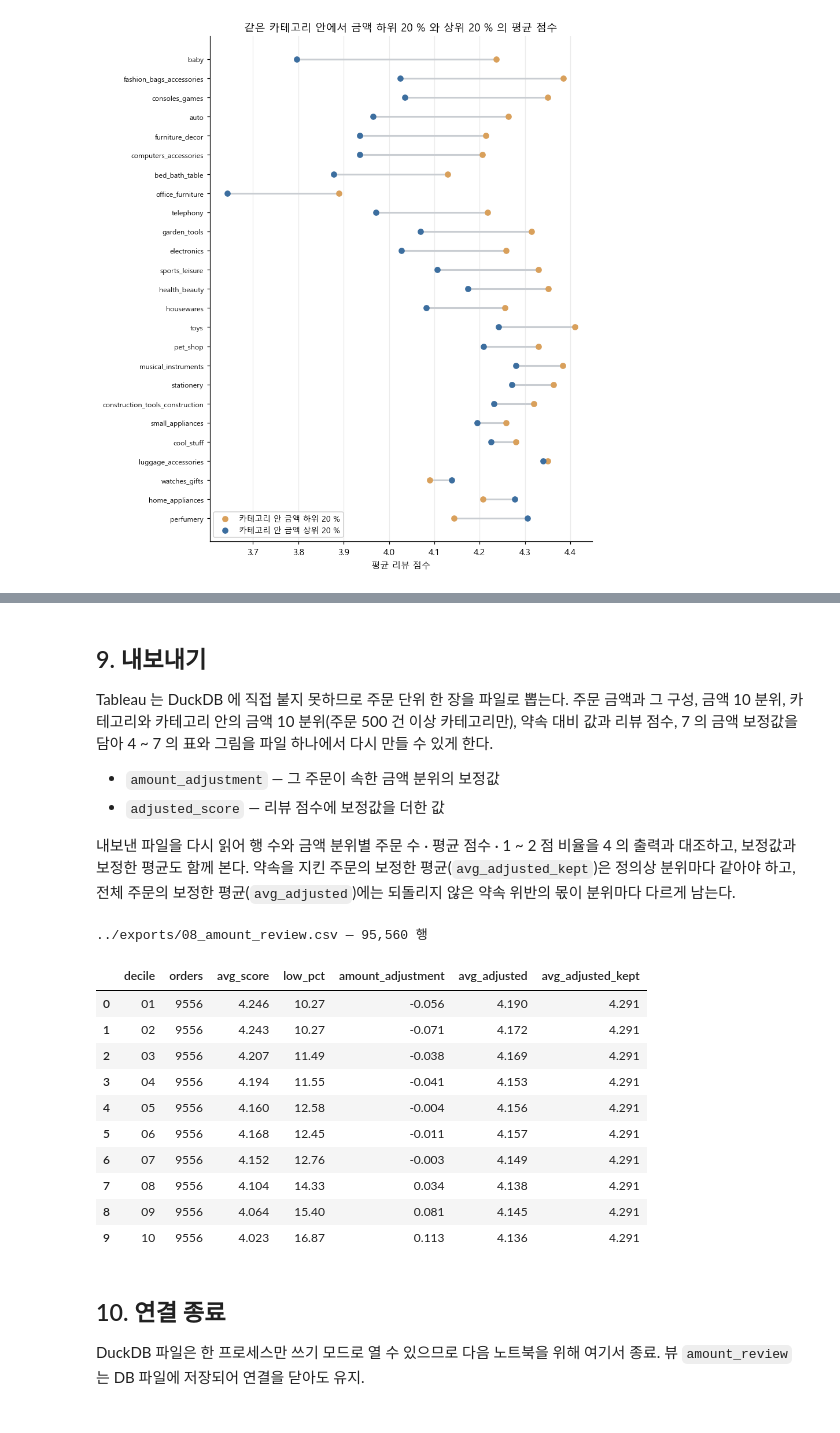
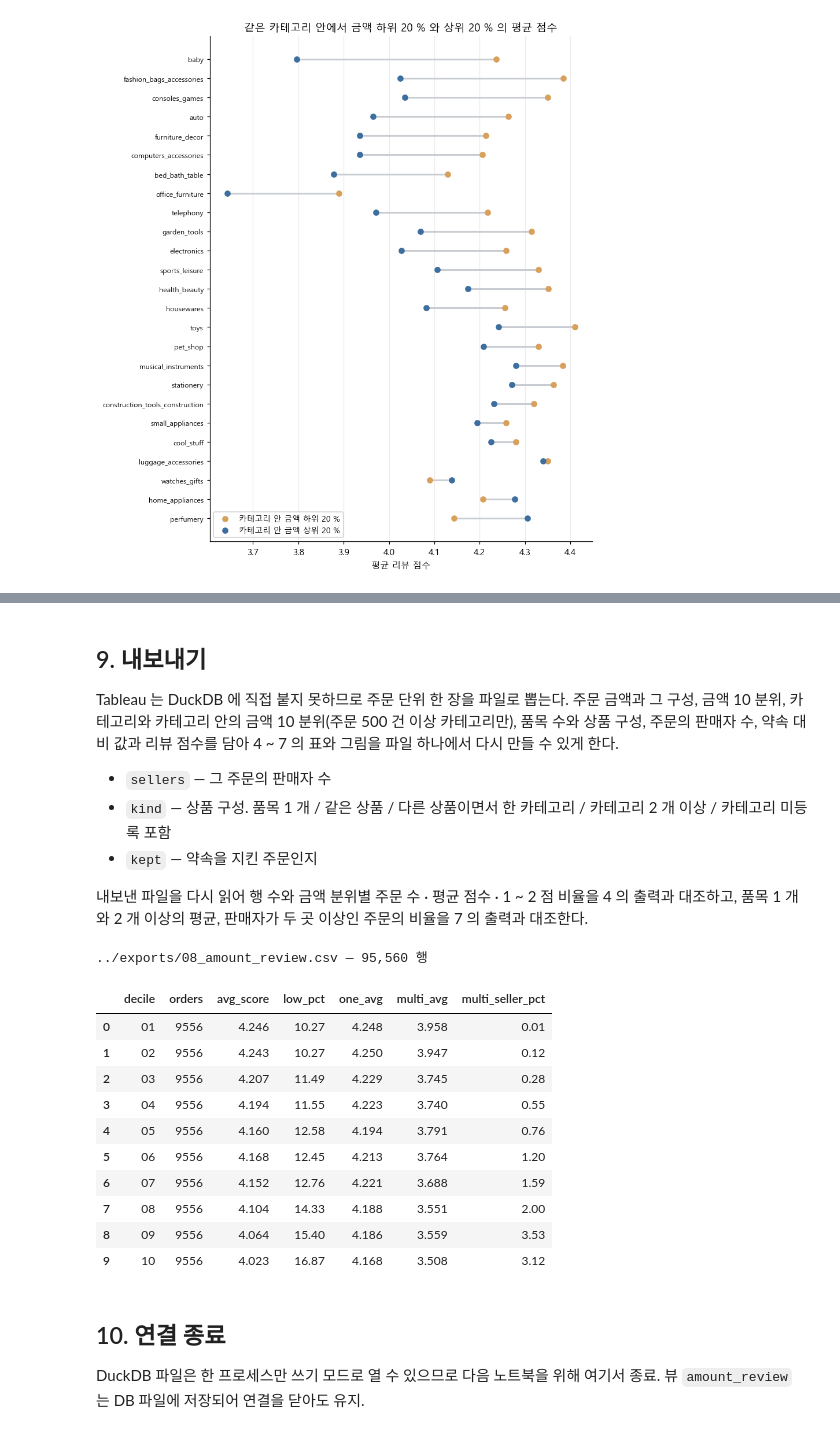
Before and after one commit to wlstjd1011/Olist-data-analyze, a Jupyter notebook: notebooks/08_order_amount.ipynb, the cells around one changed output, grey strips where cells are left out. Drawn from its saved outputs; the diff is of its cells as text; code cells hidden in the pictures.

```diff
--- a/notebooks/08_order_amount.ipynb
+++ b/notebooks/08_order_amount.ipynb
@@ -1415,14 +1823,14 @@ ORDER BY "group"
 
 Tableau 는 DuckDB 에 직접 붙지 못하므로 주문 단위 한 장을 파일로 뽑는다.
 주문 금액과 그 구성, 금액 10 분위, 카테고리와 카테고리 안의 금액 10 분위(주문 500 건 이상 카테고리만),
-약속 대비 값과 리뷰 점수, 7 의 금액 보정값을 담아 4 ~ 7 의 표와 그림을 파일 하나에서 다시 만들 수 있게 한다.
+품목 수와 상품 구성, 주문의 판매자 수, 약속 대비 값과 리뷰 점수를 담아 4 ~ 7 의 표와 그림을 파일 하나에서 다시 만들 수 있게 한다.
 
-- `amount_adjustment` — 그 주문이 속한 금액 분위의 보정값
-- `adjusted_score` — 리뷰 점수에 보정값을 더한 값
+- `sellers` — 그 주문의 판매자 수
+- `kind` — 상품 구성. 품목 1 개 / 같은 상품 / 다른 상품이면서 한 카테고리 / 카테고리 2 개 이상 / 카테고리 미등록 포함
+- `kept` — 약속을 지킨 주문인지
 
 내보낸 파일을 다시 읽어 행 수와 금액 분위별 주문 수 · 평균 점수 · 1 ~ 2 점 비율을 4 의 출력과 대조하고,
-보정값과 보정한 평균도 함께 본다. 약속을 지킨 주문의 보정한 평균(`avg_adjusted_kept`)은 정의상 분위마다 같아야 하고,
-전체 주문의 보정한 평균(`avg_adjusted`)에는 되돌리지 않은 약속 위반의 몫이 분위마다 다르게 남는다.
+품목 1 개와 2 개 이상의 평균, 판매자가 두 곳 이상인 주문의 비율을 7 의 출력과 대조한다.
 # %%
 import os
 
@@ -1443,72 +1851,73 @@ COPY (
         FROM amount_review AS a
         JOIN big USING (category)
     ),
-    o AS (
-        SELECT AVG(review_score) AS m
-        FROM amount_review
-        WHERE days_vs_promise <= 0
-    ),
-    adj AS (
-        SELECT amount_decile                                              AS d,
-               MIN(o.m) - AVG(review_score) FILTER (days_vs_promise <= 0) AS amount_adjustment
-        FROM amount_review
-        CROSS JOIN o
-        GROUP BY amount_decile
+    mix AS (
+        SELECT i.order_id,
+               COUNT(DISTINCT i.seller_id)                       AS sellers,
+               COUNT(DISTINCT p.product_category_name)           AS categories,
+               COUNT(*) FILTER (p.product_category_name IS NULL) AS unregistered
+        FROM order_items AS i
+        JOIN products    AS p ON p.product_id = i.product_id
+        GROUP BY i.order_id
     )
     SELECT a.order_id,
            a.customer_state,
            CAST(a.order_purchase_timestamp AS DATE) AS purchase_date,
            a.items,
            a.products,
+           m.sellers,
+           CASE WHEN a.items = 1        THEN '1. 품목 1 개'
+                WHEN a.products = 1     THEN '2. 같은 상품'
+                WHEN m.unregistered > 0 THEN '5. 카테고리 미등록 포함'
+                WHEN m.categories = 1   THEN '3. 다른 상품 · 한 카테고리'
+                ELSE                         '4. 카테고리 2 개 이상' END AS kind,
            ROUND(a.price_sum, 2)                    AS price_sum,
            ROUND(a.freight_sum, 2)                  AS freight_sum,
            ROUND(a.order_amount, 2)                 AS order_amount,
            a.amount_decile,
            a.category,
            q.category_decile,
            a.delivery_days,
            a.days_vs_promise,
            a.days_vs_promise <= 0                   AS kept,
-           a.review_score,
-           ROUND(adj.amount_adjustment, 3)          AS amount_adjustment,
-           ROUND(a.review_score + adj.amount_adjustment, 3) AS adjusted_score
+           a.review_score
     FROM amount_review AS a
     LEFT JOIN q   ON q.order_id = a.order_id
-    JOIN      adj ON adj.d      = a.amount_decile
+    JOIN      mix AS m ON m.order_id = a.order_id
     ORDER BY a.order_amount, a.order_id
 ) TO '../exports/08_amount_review.csv' (HEADER, DELIMITER ',')
 """)
 
 rows = con.execute(
     "SELECT COUNT(*) FROM read_csv_auto('../exports/08_amount_review.csv')").fetchone()[0]
 print(f'../exports/08_amount_review.csv — {rows:,} 행')
 
 con.execute("""
 WITH f AS (SELECT * FROM read_csv_auto('../exports/08_amount_review.csv'))
-SELECT LPAD(CAST(amount_decile AS VARCHAR), 2, '0')                               AS decile,
+SELECT LPAD(CAST(amount_decile AS VARCHAR), 2, '0')                             AS decile,
        COUNT(*)                                                                 AS orders,
        ROUND(AVG(review_score), 3)                                              AS avg_score,
        ROUND(100.0 * AVG(CASE WHEN review_score <= 2 THEN 1.0 ELSE 0.0 END), 2) AS low_pct,
-       ROUND(MIN(amount_adjustment), 3)                                         AS amount_adjustment,
-       ROUND(AVG(adjusted_score), 3)                                            AS avg_adjusted,
-       ROUND(AVG(adjusted_score) FILTER (kept), 3)                              AS avg_adjusted_kept
+       ROUND(AVG(review_score) FILTER (items = 1), 3)                           AS one_avg,
+       ROUND(AVG(review_score) FILTER (items > 1), 3)                           AS multi_avg,
+       ROUND(100.0 * AVG(CASE WHEN sellers > 1 THEN 1.0 ELSE 0.0 END), 2)       AS multi_seller_pct
 FROM f
 GROUP BY amount_decile
 ORDER BY decile
 """).df()
 # %% [output]
 ../exports/08_amount_review.csv — 95,560 행
-|  | decile | orders | avg_score | low_pct | amount_adjustment | avg_adjusted | avg_adjusted_kept |
-| 0 | 01 | 9556 | 4.246 | 10.27 | -0.056 | 4.190 | 4.291 |
-| 1 | 02 | 9556 | 4.243 | 10.27 | -0.071 | 4.172 | 4.291 |
-| 2 | 03 | 9556 | 4.207 | 11.49 | -0.038 | 4.169 | 4.291 |
-| 3 | 04 | 9556 | 4.194 | 11.55 | -0.041 | 4.153 | 4.291 |
-| 4 | 05 | 9556 | 4.160 | 12.58 | -0.004 | 4.156 | 4.291 |
-| 5 | 06 | 9556 | 4.168 | 12.45 | -0.011 | 4.157 | 4.291 |
-| 6 | 07 | 9556 | 4.152 | 12.76 | -0.003 | 4.149 | 4.291 |
-| 7 | 08 | 9556 | 4.104 | 14.33 | 0.034 | 4.138 | 4.291 |
-| 8 | 09 | 9556 | 4.064 | 15.40 | 0.081 | 4.145 | 4.291 |
-| 9 | 10 | 9556 | 4.023 | 16.87 | 0.113 | 4.136 | 4.291 |
+|  | decile | orders | avg_score | low_pct | one_avg | multi_avg | multi_seller_pct |
+| 0 | 01 | 9556 | 4.246 | 10.27 | 4.248 | 3.958 | 0.01 |
+| 1 | 02 | 9556 | 4.243 | 10.27 | 4.250 | 3.947 | 0.12 |
+| 2 | 03 | 9556 | 4.207 | 11.49 | 4.229 | 3.745 | 0.28 |
+| 3 | 04 | 9556 | 4.194 | 11.55 | 4.223 | 3.740 | 0.55 |
+| 4 | 05 | 9556 | 4.160 | 12.58 | 4.194 | 3.791 | 0.76 |
+| 5 | 06 | 9556 | 4.168 | 12.45 | 4.213 | 3.764 | 1.20 |
+| 6 | 07 | 9556 | 4.152 | 12.76 | 4.221 | 3.688 | 1.59 |
+| 7 | 08 | 9556 | 4.104 | 14.33 | 4.188 | 3.551 | 2.00 |
+| 8 | 09 | 9556 | 4.064 | 15.40 | 4.186 | 3.559 | 3.53 |
+| 9 | 10 | 9556 | 4.023 | 16.87 | 4.168 | 3.508 | 3.12 |
 # %% [markdown]
 ## 10. 연결 종료
 
```
Also changed, not shown: parts of 42 cells of this notebook, 4 other files.
